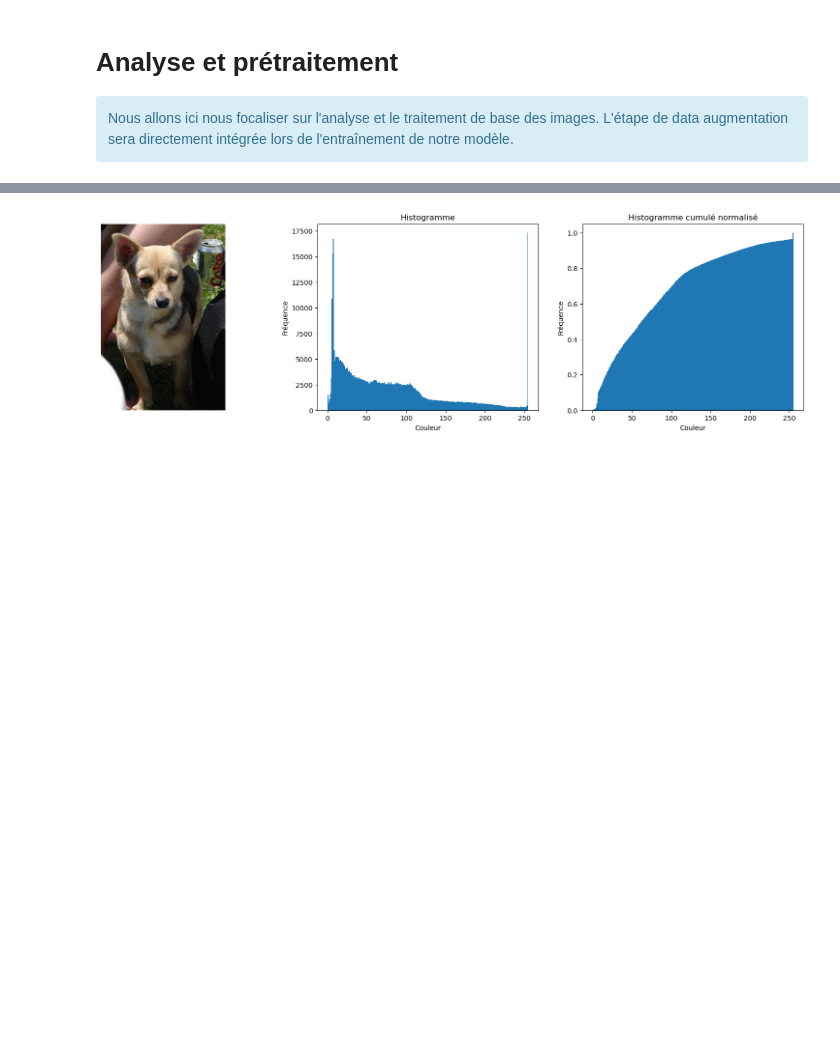
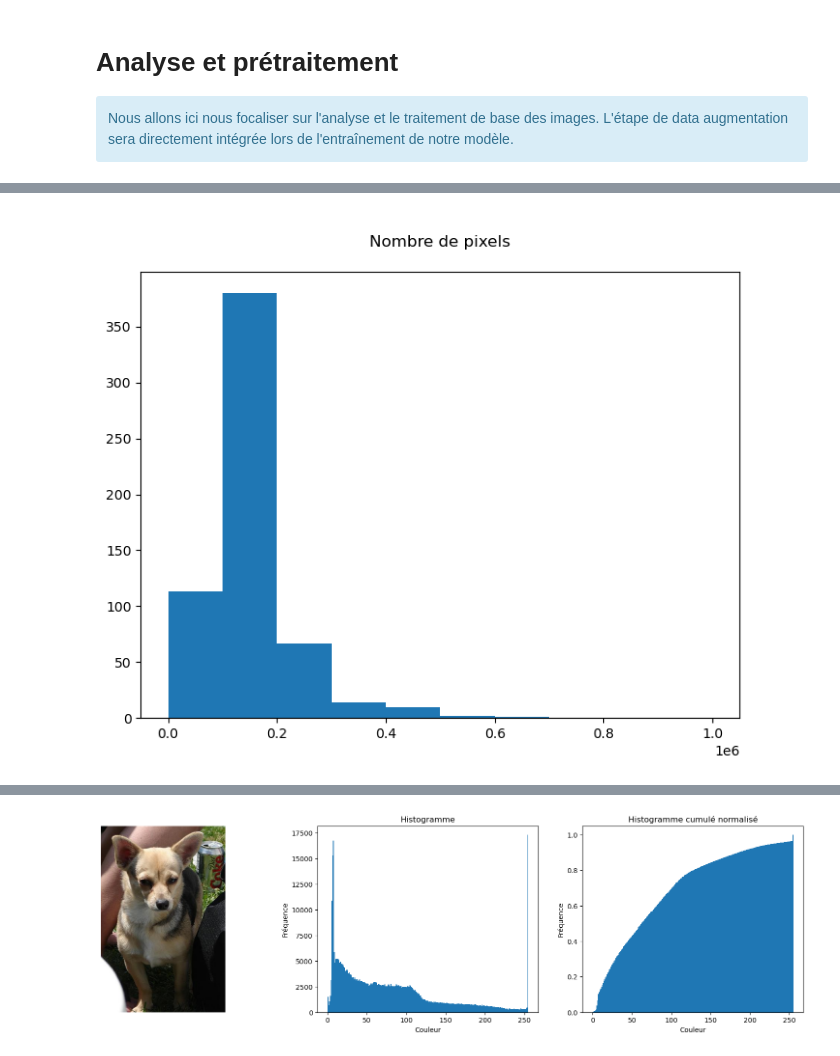
Before and after one commit to BiGHeaDMaX/Identifier-Races-Chiens-avec-TensorFlow, a Jupyter notebook: 01 - Analyse et prétraitements.ipynb, the cells around one changed output, grey strips where cells are left out. Saved outputs shown, nothing was run; the diff lists cells and outputs as text; code cells hidden in the pictures; blank space fills up the shorter version.

```diff
--- a/01 - Analyse et prétraitements.ipynb
+++ b/01 - Analyse et prétraitements.ipynb
@@ -38,0 +102,7 @@ img_pil = [Image.open(ligne) for ligne in data_path]
+# %%
+plt.figure(figsize=(8, 6))
+plt.hist(pixels, 10, range=(0, 1e6))
+plt.title('\nNombre de pixels\n')
+plt.show()
+# %% [output]
+[figure, added]
```
Also changed, not shown: parts of 46 cells of this notebook.
